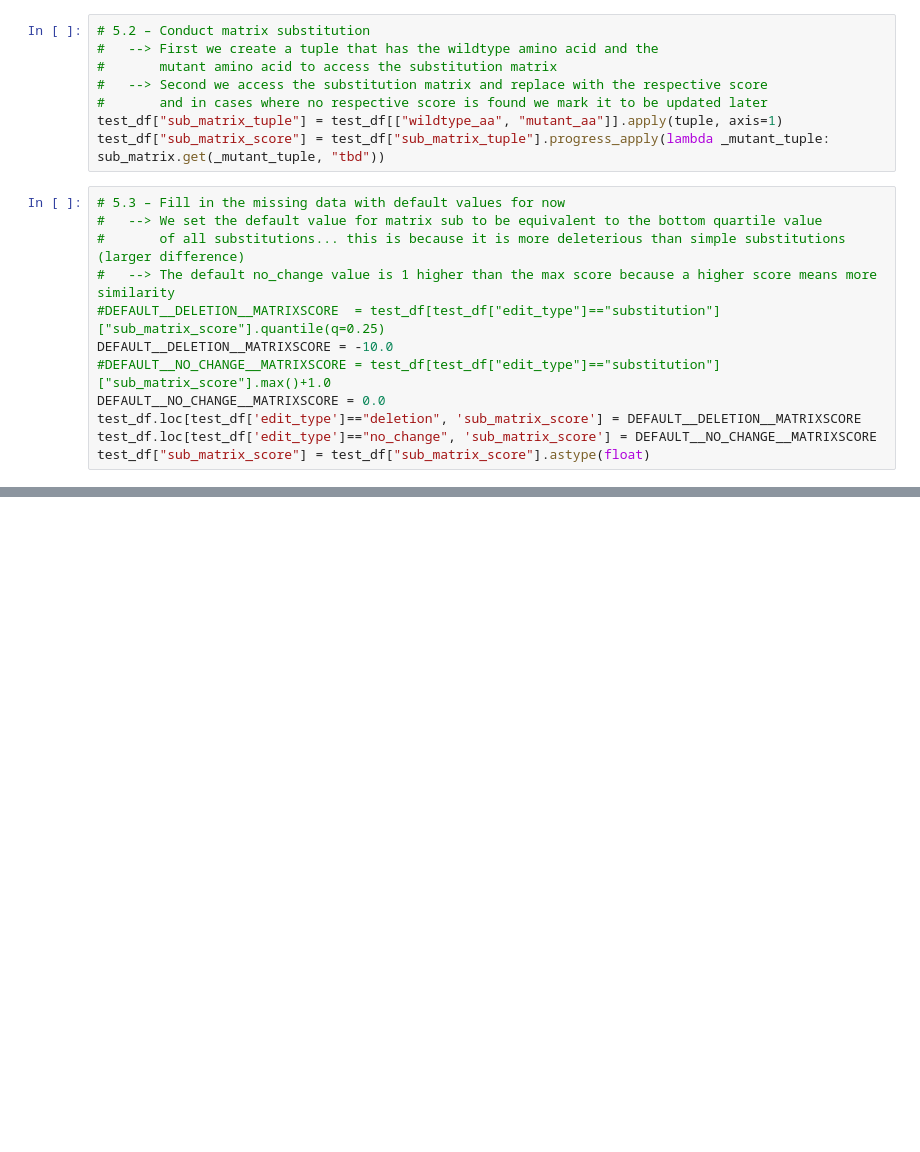
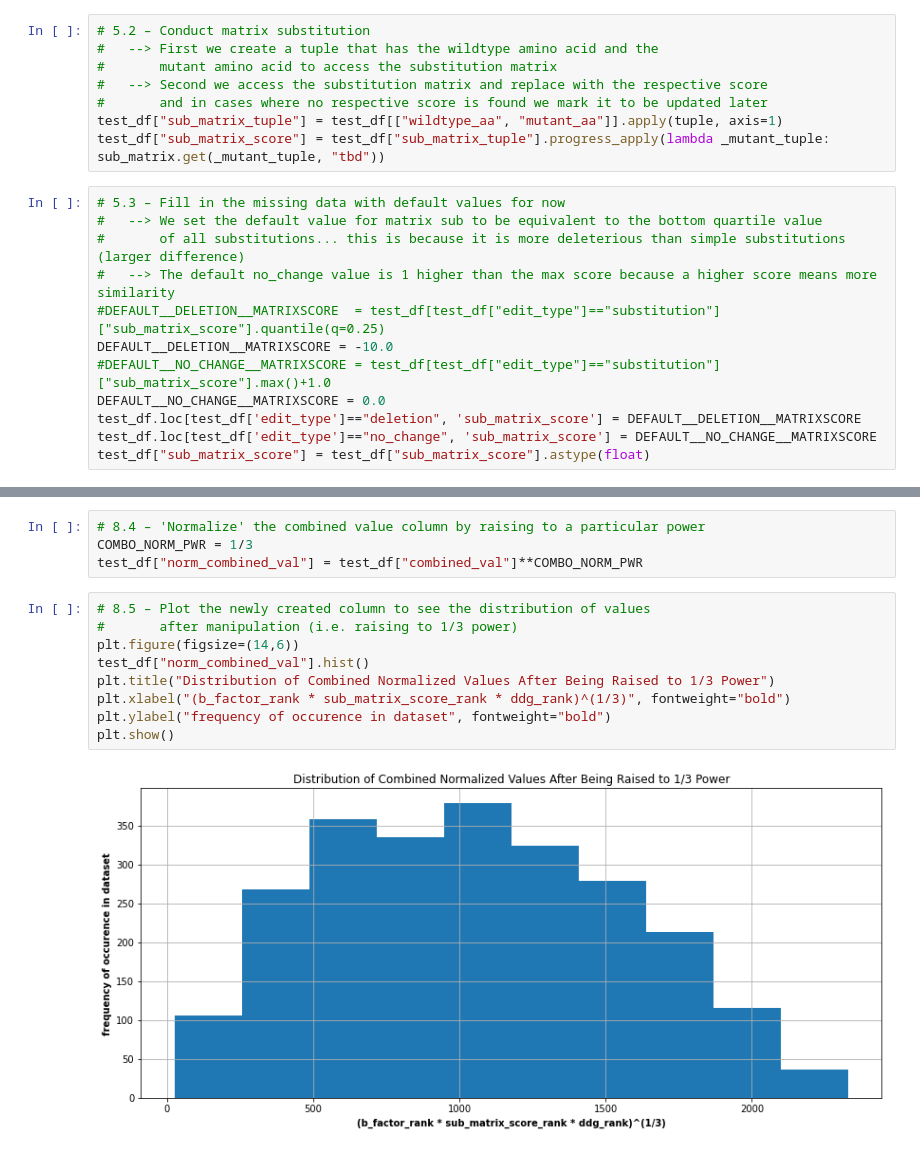
Before and after one commit to mattocanas/Novozyme-Stability-Prediction, a Jupyter notebook: Main.ipynb, the cells around one changed output, grey strips where cells are left out. Cells and saved outputs as stored; diff of their text form; blank space fills up the shorter version.

```diff
--- a/Main.ipynb
+++ b/Main.ipynb
@@ -1332,0 +1468,15 @@ display(test_df)
+# %%
+# 8.4 – 'Normalize' the combined value column by raising to a particular power
+COMBO_NORM_PWR = 1/3
+test_df["norm_combined_val"] = test_df["combined_val"]**COMBO_NORM_PWR
+# %%
+# 8.5 – Plot the newly created column to see the distribution of values
+#       after manipulation (i.e. raising to 1/3 power)
+plt.figure(figsize=(14,6))
+test_df["norm_combined_val"].hist()
+plt.title("Distribution of Combined Normalized Values After Being Raised to 1/3 Power")
+plt.xlabel("(b_factor_rank * sub_matrix_score_rank * ddg_rank)^(1/3)", fontweight="bold")
+plt.ylabel("frequency of occurence in dataset", fontweight="bold")
+plt.show()
+# %% [output]
+[figure, added]
```
Also changed, not shown: parts of 22 cells of this notebook.
